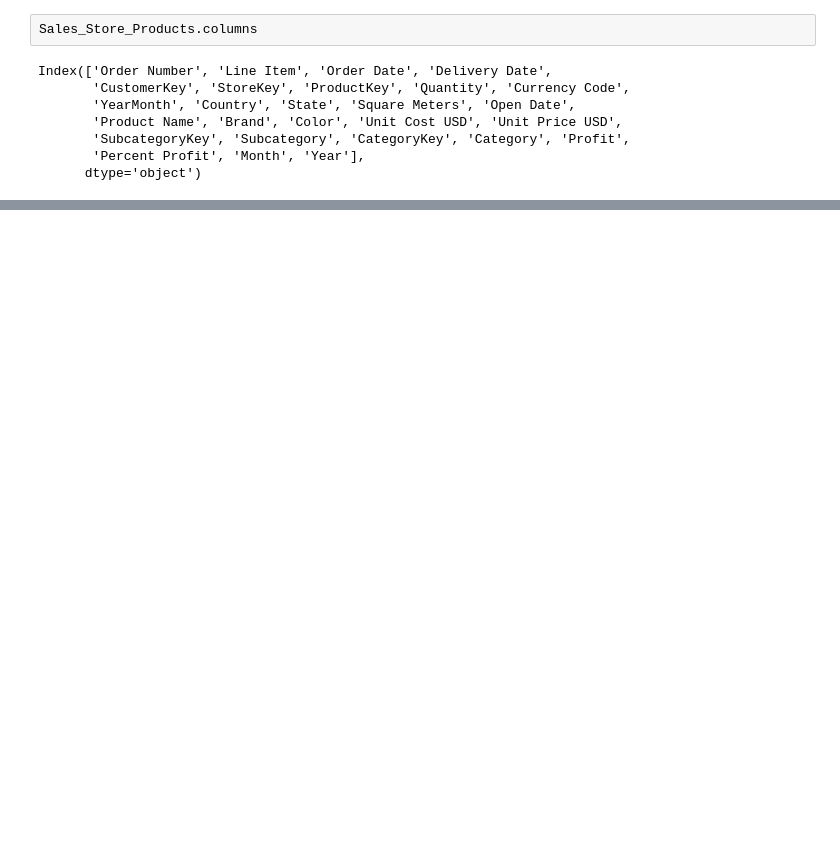
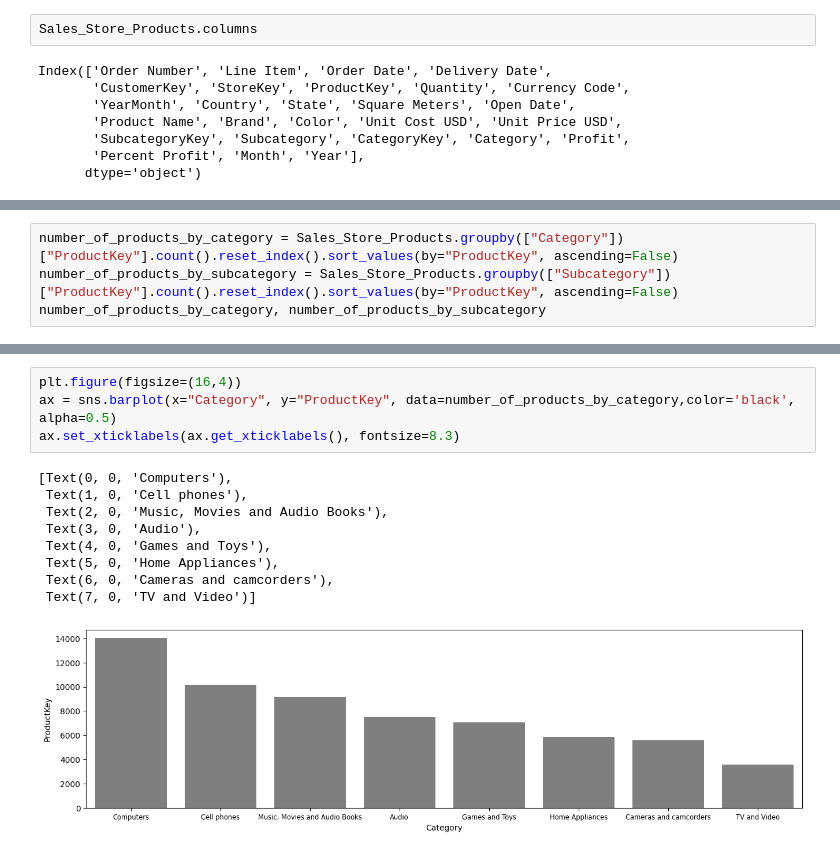
Before and after one commit to Hubert-Pierzchalski/Electronic_Store_Data_Vis, a Jupyter notebook: main.ipynb, the cells around one changed output, grey strips where cells are left out. Drawn from its saved outputs; the diff is of its cells as text; blank space fills up the shorter version.

```diff
--- a/main.ipynb
+++ b/main.ipynb
@@ -456,0 +498,4 @@ Name: Profit, dtype: float64
+# %%
+number_of_products_by_category = Sales_Store_Products.groupby(["Category"])["ProductKey"].count().reset_index().sort_values(by="ProductKey", ascending=False)
+number_of_products_by_subcategory = Sales_Store_Products.groupby(["Subcategory"])["ProductKey"].count().reset_index().sort_values(by="ProductKey", ascending=False)
+number_of_products_by_category, number_of_products_by_subcategory
@@ -456,0 +520,14 @@ Name: Profit, dtype: float64
+# %%
+plt.figure(figsize=(16,4))
+ax = sns.barplot(x="Category", y="ProductKey", data=number_of_products_by_category,color='black', alpha=0.5)
+ax.set_xticklabels(ax.get_xticklabels(), fontsize=8.3)
+# %% [output]
+[Text(0, 0, 'Computers'),
+ Text(1, 0, 'Cell phones'),
+ Text(2, 0, 'Music, Movies and Audio Books'),
+ Text(3, 0, 'Audio'),
+ Text(4, 0, 'Games and Toys'),
+ Text(5, 0, 'Home Appliances'),
+ Text(6, 0, 'Cameras and camcorders'),
+ Text(7, 0, 'TV and Video')]
+[figure, added]
```
Also changed, not shown: parts of 21 cells of this notebook.
